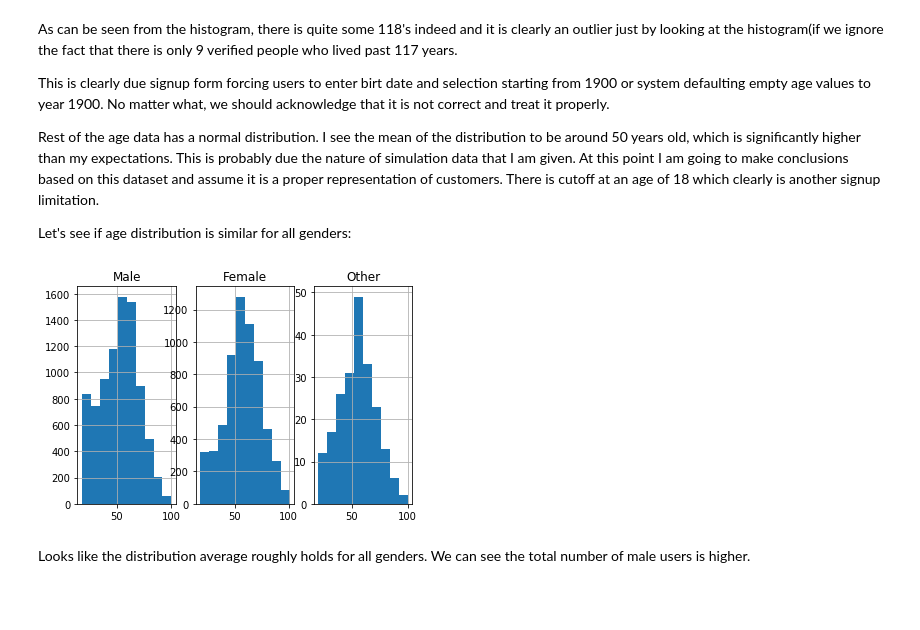
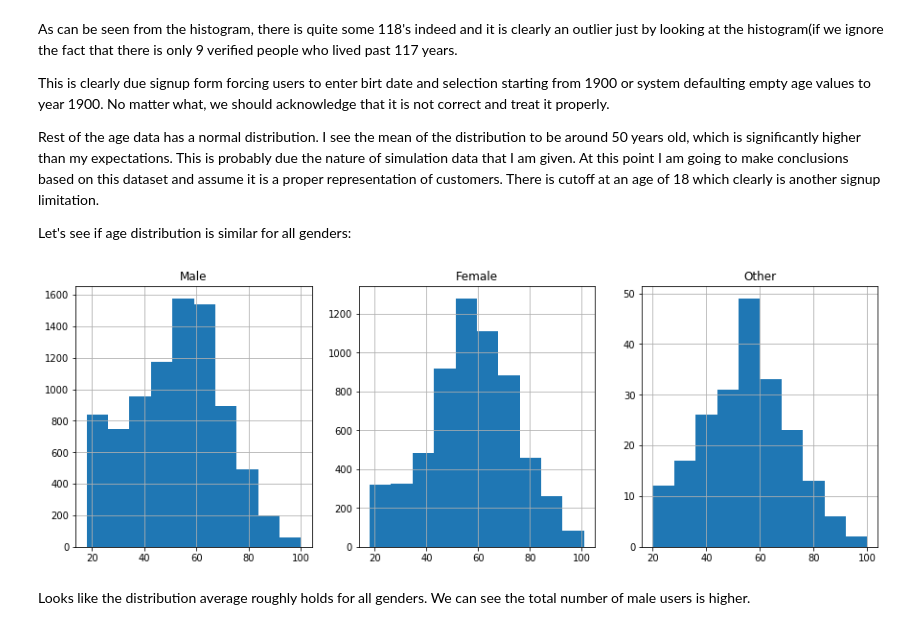
Before and after one commit to onurkapucu/Starbucks_Capstone, a Jupyter notebook: Starbucks_Capstone_notebook.ipynb, the cells around one changed output. Saved outputs shown, nothing was run; the diff lists cells and outputs as text; code cells hidden in the pictures; blank space fills up the shorter version.

```diff
--- a/Starbucks_Capstone_notebook.ipynb
+++ b/Starbucks_Capstone_notebook.ipynb
@@ -136,18 +136,18 @@ Rest of the age data has a normal distribution. I see the mean of the distributi
 
 Let's see if age distribution is similar for all genders:
 # %%
-fig = plt.figure()
+fig = plt.figure(figsize=(15,5))
 ax1 = fig.add_subplot(131)
 ax1 = profile[profile['gender']=='M']['age'].hist()
 ax2 = fig.add_subplot(132)
 ax2= profile[profile['gender']=='F']['age'].hist()
 ax3 = fig.add_subplot(133)
 ax3= profile[profile['gender']=='O']['age'].hist()
 ax1.title.set_text('Male')
 ax2.title.set_text('Female')
 ax3.title.set_text('Other')
 # %% [output]
-[figure, old version]
+[figure, new version]
 # %% [markdown]
 Looks like the distribution average roughly holds for all genders. We can see the total number of male users is higher.
 # %% [markdown]
```
Also changed, not shown: parts of 6 cells of this notebook.
